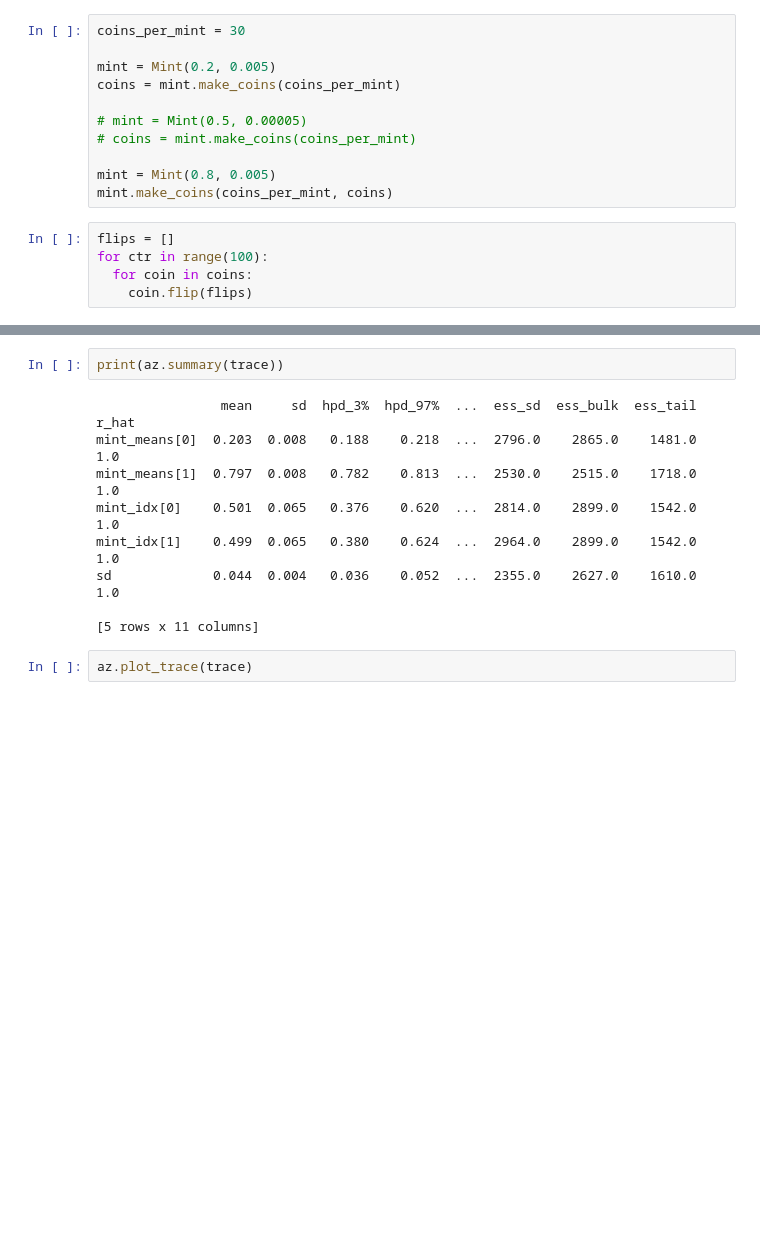
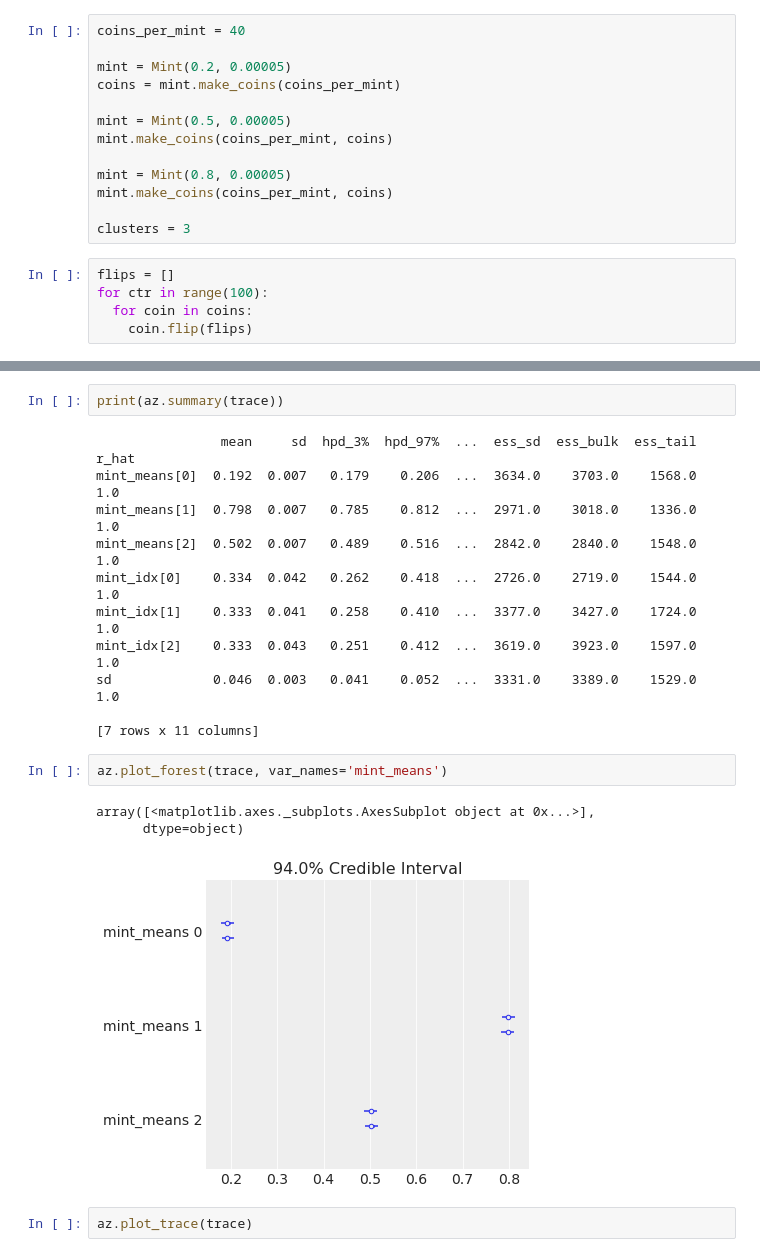
Before and after one commit to ctarrington/data-science-hw, a Jupyter notebook: dbda/ch09-heirarchical-models/mint_discovery.ipynb, the cells around one changed output, grey strips where cells are left out. Cells and saved outputs as stored; diff of their text form; blank space fills up the shorter version.

Commit message:
three mints

```diff
--- a/dbda/ch09-heirarchical-models/mint_discovery.ipynb
+++ b/dbda/ch09-heirarchical-models/mint_discovery.ipynb
@@ -53,16 +53,18 @@ remote: Total 232 (delta 113), reused 54 (delta 17), pack-reused 0
 Receiving objects: 100% (232/232), 16.82 MiB | 8.18 MiB/s, done.
 Resolving deltas: 100% (113/113), done.
 # %%
-coins_per_mint = 30
+coins_per_mint = 40
 
-mint = Mint(0.2, 0.005)
+mint = Mint(0.2, 0.00005)
 coins = mint.make_coins(coins_per_mint)
 
-# mint = Mint(0.5, 0.00005)
-# coins = mint.make_coins(coins_per_mint)
+mint = Mint(0.5, 0.00005)
+mint.make_coins(coins_per_mint, coins)
 
-mint = Mint(0.8, 0.005)
+mint = Mint(0.8, 0.00005)
 mint.make_coins(coins_per_mint, coins)
+
+clusters = 3
 # %%
 flips = []
 for ctr in range(100):
@@ -118,13 +111,21 @@ pm.model_to_graphviz(model)
 print(az.summary(trace))
 # %% [output]
                 mean     sd  hpd_3%  hpd_97%  ...  ess_sd  ess_bulk  ess_tail  r_hat
-mint_means[0]  0.203  0.008   0.188    0.218  ...  2796.0    2865.0    1481.0    1.0
-mint_means[1]  0.797  0.008   0.782    0.813  ...  2530.0    2515.0    1718.0    1.0
-mint_idx[0]    0.501  0.065   0.376    0.620  ...  2814.0    2899.0    1542.0    1.0
-mint_idx[1]    0.499  0.065   0.380    0.624  ...  2964.0    2899.0    1542.0    1.0
-sd             0.044  0.004   0.036    0.052  ...  2355.0    2627.0    1610.0    1.0
+mint_means[0]  0.192  0.007   0.179    0.206  ...  3634.0    3703.0    1568.0    1.0
+mint_means[1]  0.798  0.007   0.785    0.812  ...  2971.0    3018.0    1336.0    1.0
+mint_means[2]  0.502  0.007   0.489    0.516  ...  2842.0    2840.0    1548.0    1.0
+mint_idx[0]    0.334  0.042   0.262    0.418  ...  2726.0    2719.0    1544.0    1.0
+mint_idx[1]    0.333  0.041   0.258    0.410  ...  3377.0    3427.0    1724.0    1.0
+mint_idx[2]    0.333  0.043   0.251    0.412  ...  3619.0    3923.0    1597.0    1.0
+sd             0.046  0.003   0.041    0.052  ...  3331.0    3389.0    1529.0    1.0
 
-[5 rows x 11 columns]
+[7 rows x 11 columns]
+# %%
+az.plot_forest(trace, var_names='mint_means')
+# %% [output]
+array([<matplotlib.axes._subplots.AxesSubplot object at 0x...>],
+      dtype=object)
+[figure, added]
 # %%
 az.plot_trace(trace)
 # %% [output]
```
Also changed, not shown: parts of 3 cells of this notebook.
